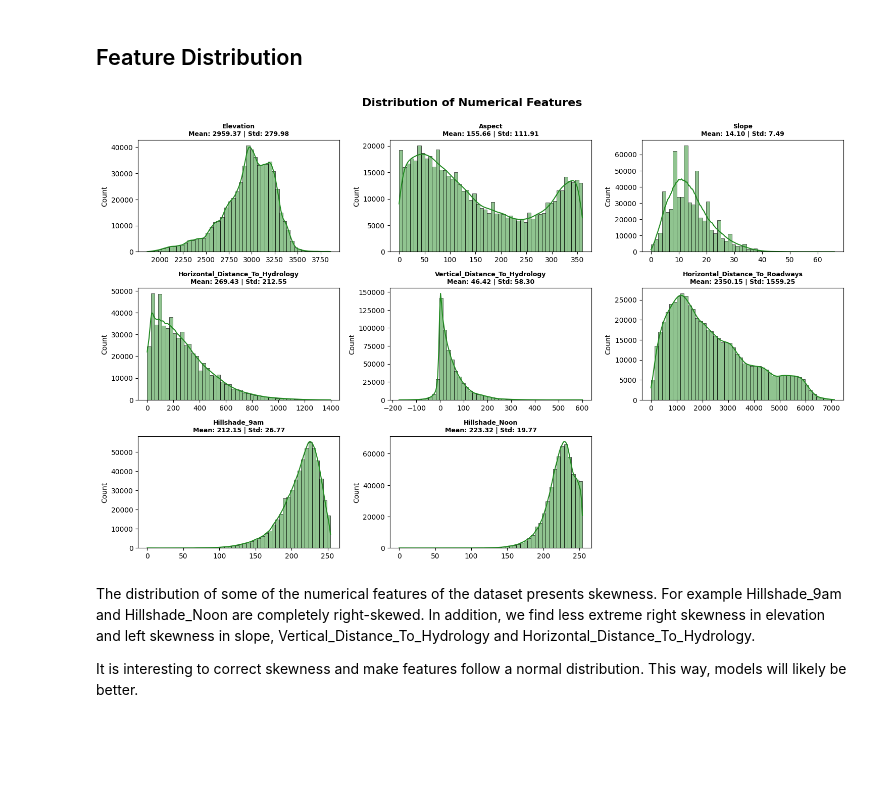
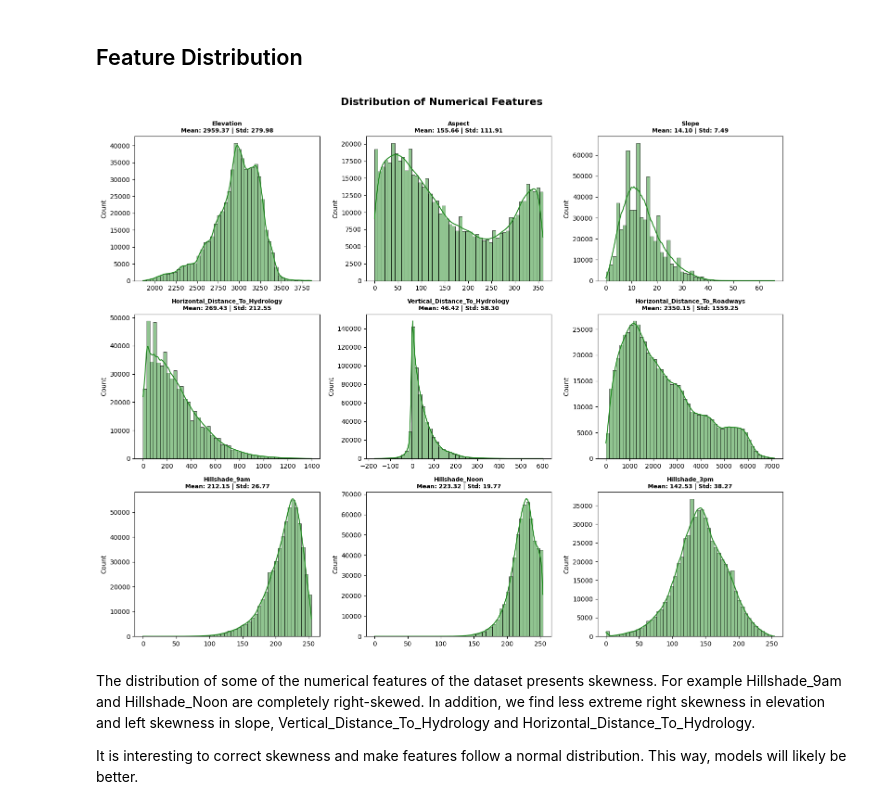
Before and after one commit to ineguiluz1/Forest-Covertype-Prediction-AML, a Jupyter notebook: notebooks/EDA.ipynb, the cells around one changed output. Saved outputs shown, nothing was run; the diff lists cells and outputs as text; code cells hidden in the pictures; blank space fills up the shorter version.

```diff
--- a/notebooks/EDA.ipynb
+++ b/notebooks/EDA.ipynb
@@ -213,25 +213,26 @@ Test Samples: 116,203 (20.0%)
 # %%
 numerical_features = ['Elevation', 'Aspect', 'Slope',
                       'Horizontal_Distance_To_Hydrology', 'Vertical_Distance_To_Hydrology',
-                      'Horizontal_Distance_To_Roadways', 'Hillshade_9am', 'Hillshade_Noon']
+                      'Horizontal_Distance_To_Roadways', 'Hillshade_9am', 'Hillshade_Noon',
+                      'Hillshade_3pm']
 
-fig, axes = plt.subplots(nrows=4, ncols=3, figsize=(15, 12))
+fig, axes = plt.subplots(nrows=3, ncols=3, figsize=(15, 12))
 axes = axes.flatten()
 
 for idx, col in enumerate(numerical_features):
     sns.histplot(df[col], bins=50, kde=True, color='forestgreen', ax=axes[idx])
     axes[idx].set_title(f'{col}\nMean: {df[col].mean():.2f} | Std: {df[col].std():.2f}',
                        fontsize=9, fontweight='bold')
     axes[idx].set_xlabel('')
 
 for idx in range(len(numerical_features), len(axes)):
     fig.delaxes(axes[idx])
 
 plt.suptitle('Distribution of Numerical Features', fontsize=16, fontweight='bold', y=1.00)
 plt.tight_layout()
 plt.show()
 # %% [output]
-[figure, old version]
+[figure, new version]
 # %% [markdown]
 The distribution of some of the numerical features of the dataset presents skewness. For example Hillshade_9am and Hillshade_Noon are completely right-skewed. In addition, we find less extreme right skewness in elevation and left skewness in slope, Vertical_Distance_To_Hydrology and Horizontal_Distance_To_Hydrology.
 
```
Also changed, not shown: 1 other file.
